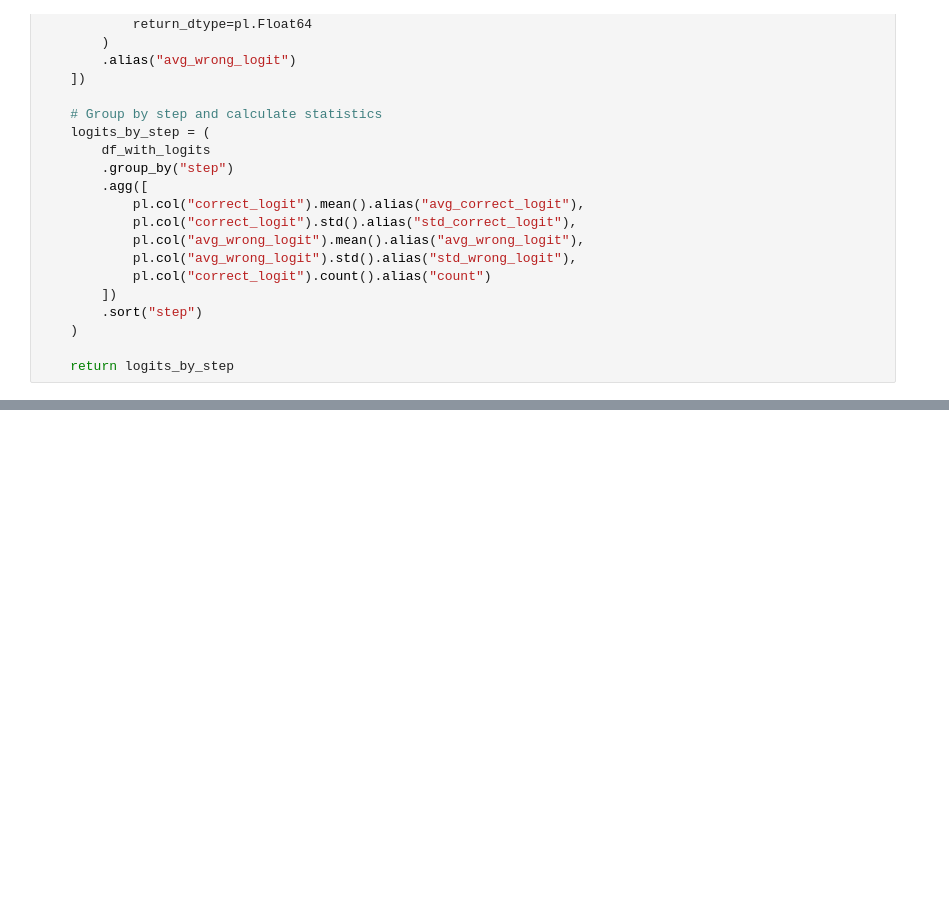
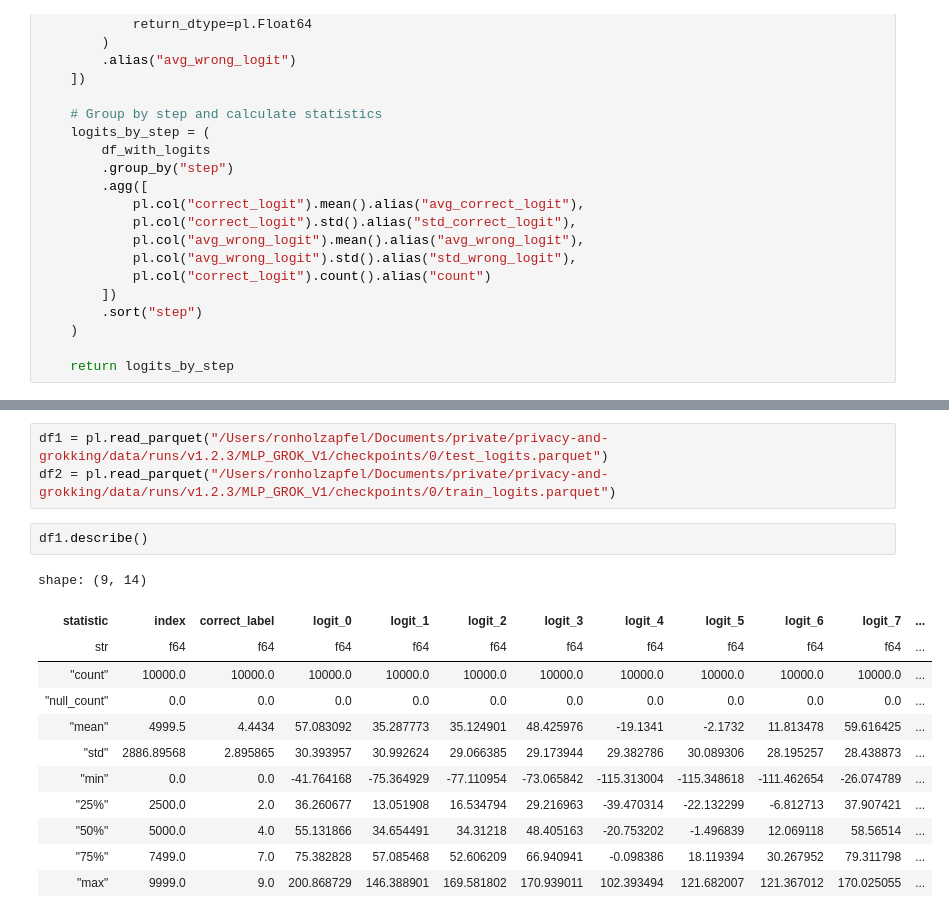
Before and after one commit to Ronho/privacy-and-grokking, a Jupyter notebook: notebooks/evaluate_training.ipynb, the cells around one changed output, grey strips where cells are left out. Drawn from its saved outputs; the diff is of its cells as text; blank space fills up the shorter version.

```diff
--- a/notebooks/evaluate_training.ipynb
+++ b/notebooks/evaluate_training.ipynb
@@ -278,0 +274,18 @@ This error occurred with the following context stack:
+# %%
+df1 = pl.read_parquet("/Users/ronholzapfel/Documents/private/privacy-and-grokking/data/runs/v1.2.3/MLP_GROK_V1/checkpoints/0/test_logits.parquet")
+df2 = pl.read_parquet("/Users/ronholzapfel/Documents/private/privacy-and-grokking/data/runs/v1.2.3/MLP_GROK_V1/checkpoints/0/train_logits.parquet")
+# %%
+df1.describe()
+# %% [output]
+shape: (9, 14)
+| statistic | index | correct_label | logit_0 | logit_1 | logit_2 | logit_3 | logit_4 | logit_5 | logit_6 | logit_7 | ... |
+| str | f64 | f64 | f64 | f64 | f64 | f64 | f64 | f64 | f64 | f64 | ... |
+| "count" | 10000.0 | 10000.0 | 10000.0 | 10000.0 | 10000.0 | 10000.0 | 10000.0 | 10000.0 | 10000.0 | 10000.0 | ... |
+| "null_count" | 0.0 | 0.0 | 0.0 | 0.0 | 0.0 | 0.0 | 0.0 | 0.0 | 0.0 | 0.0 | ... |
+| "mean" | 4999.5 | 4.4434 | 57.083092 | 35.287773 | 35.124901 | 48.425976 | -19.1341 | -2.1732 | 11.813478 | 59.616425 | ... |
+| "std" | 2886.89568 | 2.895865 | 30.393957 | 30.992624 | 29.066385 | 29.173944 | 29.382786 | 30.089306 | 28.195257 | 28.438873 | ... |
+| "min" | 0.0 | 0.0 | -41.764168 | -75.364929 | -77.110954 | -73.065842 | -115.313004 | -115.348618 | -111.462654 | -26.074789 | ... |
+| "25%" | 2500.0 | 2.0 | 36.260677 | 13.051908 | 16.534794 | 29.216963 | -39.470314 | -22.132299 | -6.812713 | 37.907421 | ... |
+| "50%" | 5000.0 | 4.0 | 55.131866 | 34.654491 | 34.31218 | 48.405163 | -20.753202 | -1.496839 | 12.069118 | 58.56514 | ... |
+| "75%" | 7499.0 | 7.0 | 75.382828 | 57.085468 | 52.606209 | 66.940941 | -0.098386 | 18.119394 | 30.267952 | 79.311798 | ... |
+| "max" | 9999.0 | 9.0 | 200.868729 | 146.388901 | 169.581802 | 170.939011 | 102.393494 | 121.682007 | 121.367012 | 170.025055 | ... |
```
Also changed, not shown: parts of 8 cells of this notebook, 2 other files.
